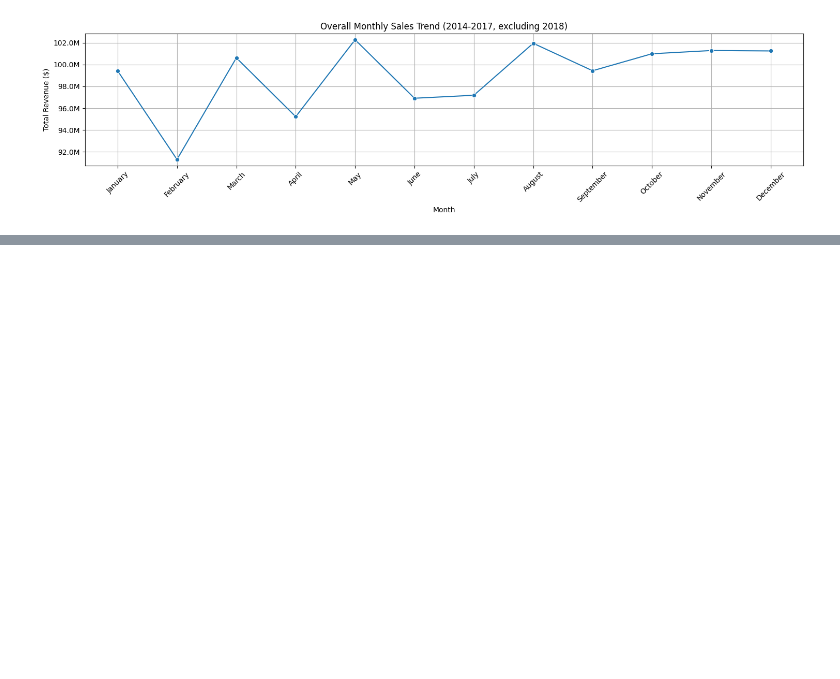
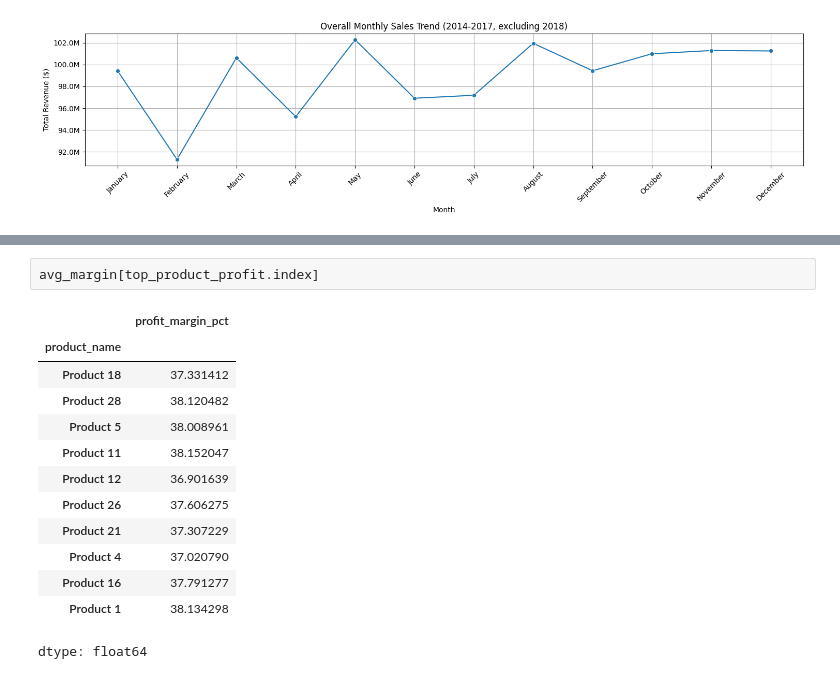
Before and after one commit to chinguyen19/Sales-Analysis, a Jupyter notebook: Sales_analysis(Regional).ipynb, the cells around one changed output, grey strips where cells are left out. Cells and saved outputs as stored; diff of their text form; blank space fills up the shorter version.

```diff
--- a/Sales_analysis(Regional).ipynb
+++ b/Sales_analysis(Regional).ipynb
@@ -387,0 +454,16 @@ See the caveats in the documentation: https://pandas.pydata.org/pandas-docs/stab
+# %%
+avg_margin[top_product_profit.index]
+# %% [output]
+|  | profit_margin_pct |
+| product_name |  |
+| Product 18 | 37.331412 |
+| Product 28 | 38.120482 |
+| Product 5 | 38.008961 |
+| Product 11 | 38.152047 |
+| Product 12 | 36.901639 |
+| Product 26 | 37.606275 |
+| Product 21 | 37.307229 |
+| Product 4 | 37.020790 |
+| Product 16 | 37.791277 |
+| Product 1 | 38.134298 |
+dtype: float64
```
Also changed, not shown: parts of 10 cells of this notebook.
